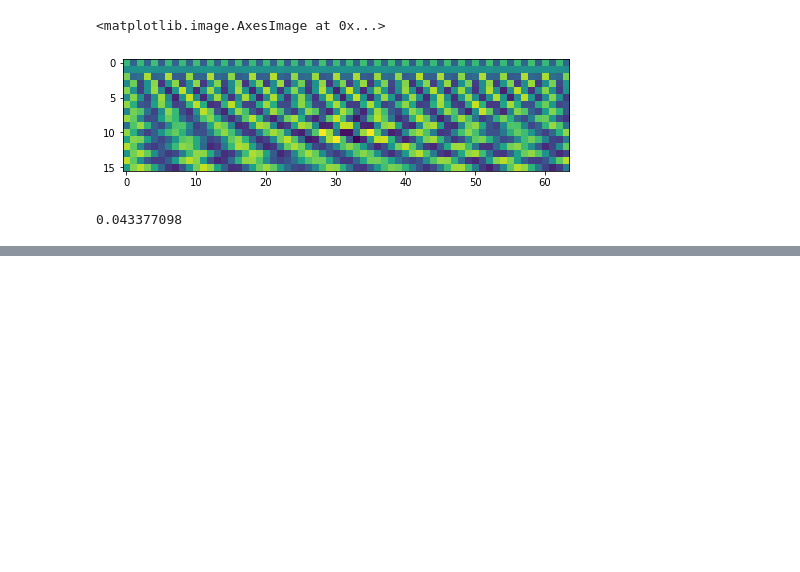
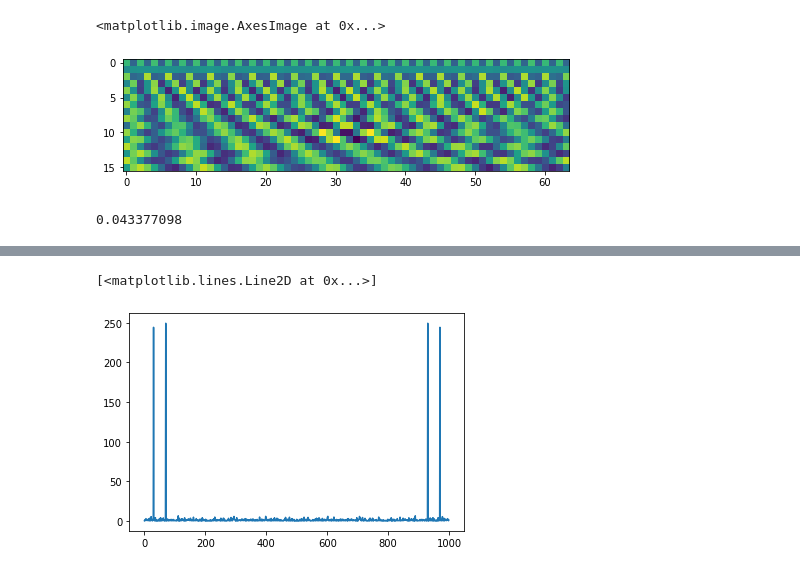
Before and after one commit to SeanScripts/learn-fourier, a Jupyter notebook: learn_fourier.ipynb, the cells around one changed output, grey strips where cells are left out. Drawn from its saved outputs; the diff is of its cells as text; code cells hidden in the pictures; blank space fills up the shorter version.

```diff
--- a/learn_fourier.ipynb
+++ b/learn_fourier.ipynb
@@ -168,0 +190,8 @@ np.max(model.weights[0][:,:,:])
+# %%
+fhat = np.fft.fft(f, len(t))
+power = fhat * np.conj(fhat) / len(t)
+plt.plot(power)
+# The two extra peaks are from folding above the Nyquist frequency, might as well cut off there.
+# %% [output]
+[<matplotlib.lines.Line2D at 0x...>]
+[figure, added]
```
Also changed, not shown: parts of 9 cells of this notebook.
